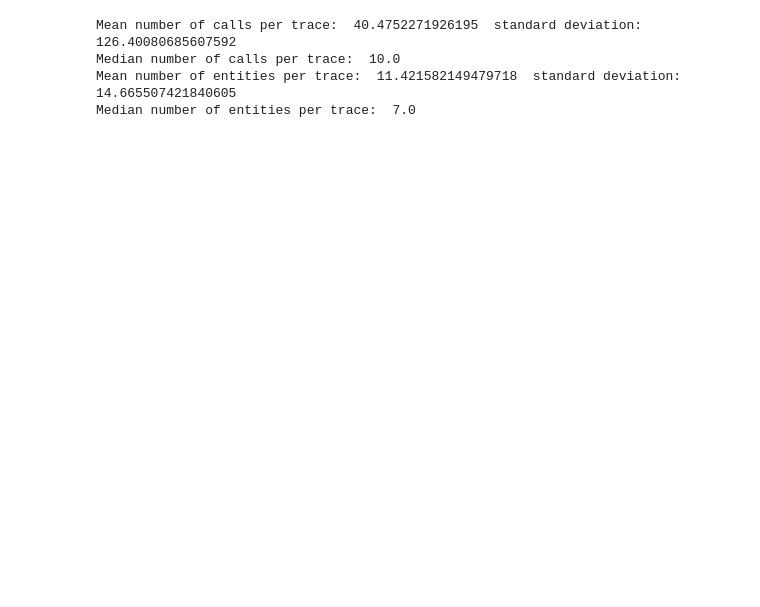
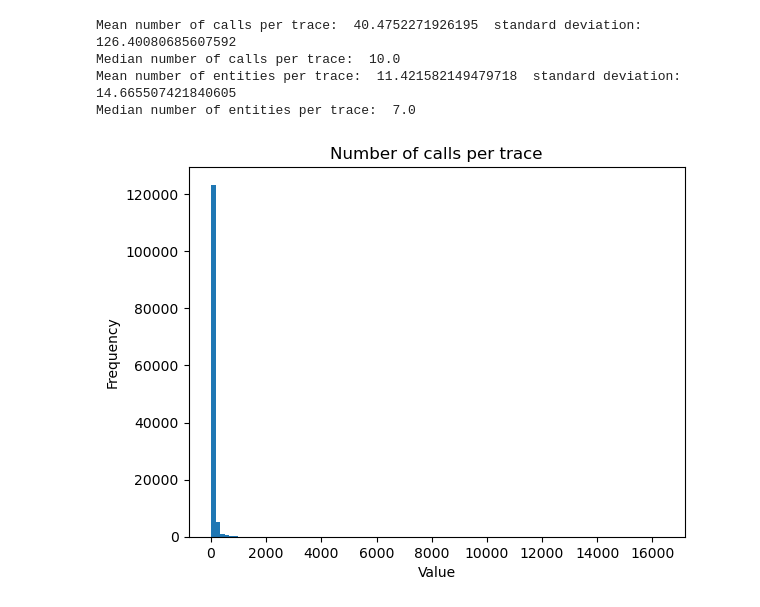
Before and after one commit to GianlucaRub/Master-Thesis, a Jupyter notebook: Alibaba experiments/Gianluca - Trace Exploration Alibaba 0.ipynb, the cells around one changed output. Saved outputs shown, nothing was run; the diff lists cells and outputs as text; code cells hidden in the pictures; blank space fills up the shorter version.

Commit message:
Added analysis on traces entities and calls

```diff
--- a/Alibaba experiments/Gianluca - Trace Exploration Alibaba 0.ipynb
+++ b/Alibaba experiments/Gianluca - Trace Exploration Alibaba 0.ipynb
@@ -97,0 +103,3 @@ from statistics import mean,median,stdev
+# %%
+calls_df=pd.read_csv('MSCallGraph_0_traces_calls.csv')
+calls_df
@@ -98,3 +142,6 @@ from statistics import mean,median,stdev
+# %%
+traces_calls = list(calls_df['Traces Calls'])
+traces_entities = list(entities_df['Traces Entities'])
 # %%
 print("Mean number of calls per trace: ", mean(traces_calls), " standard deviation: ", stdev(traces_calls))
 print("Median number of calls per trace: ", median(traces_calls))
@@ -105,3 +152,14 @@ Mean number of calls per trace:  40.4752271926195  standard deviation:  126.4008
 Median number of calls per trace:  10.0
 Mean number of entities per trace:  11.421582149479718  standard deviation:  14.665507421840605
 Median number of entities per trace:  7.0
+# %%
+plt.hist(traces_calls,bins=100)
+# Set the labels and title
+plt.xlabel('Value')
+plt.ylabel('Frequency')
+plt.title('Number of calls per trace')
+
+# Show the plot
+plt.show()
+# %% [output]
+[figure, added]
```
Also changed, not shown: parts of 13 cells of this notebook, 2 other files.
